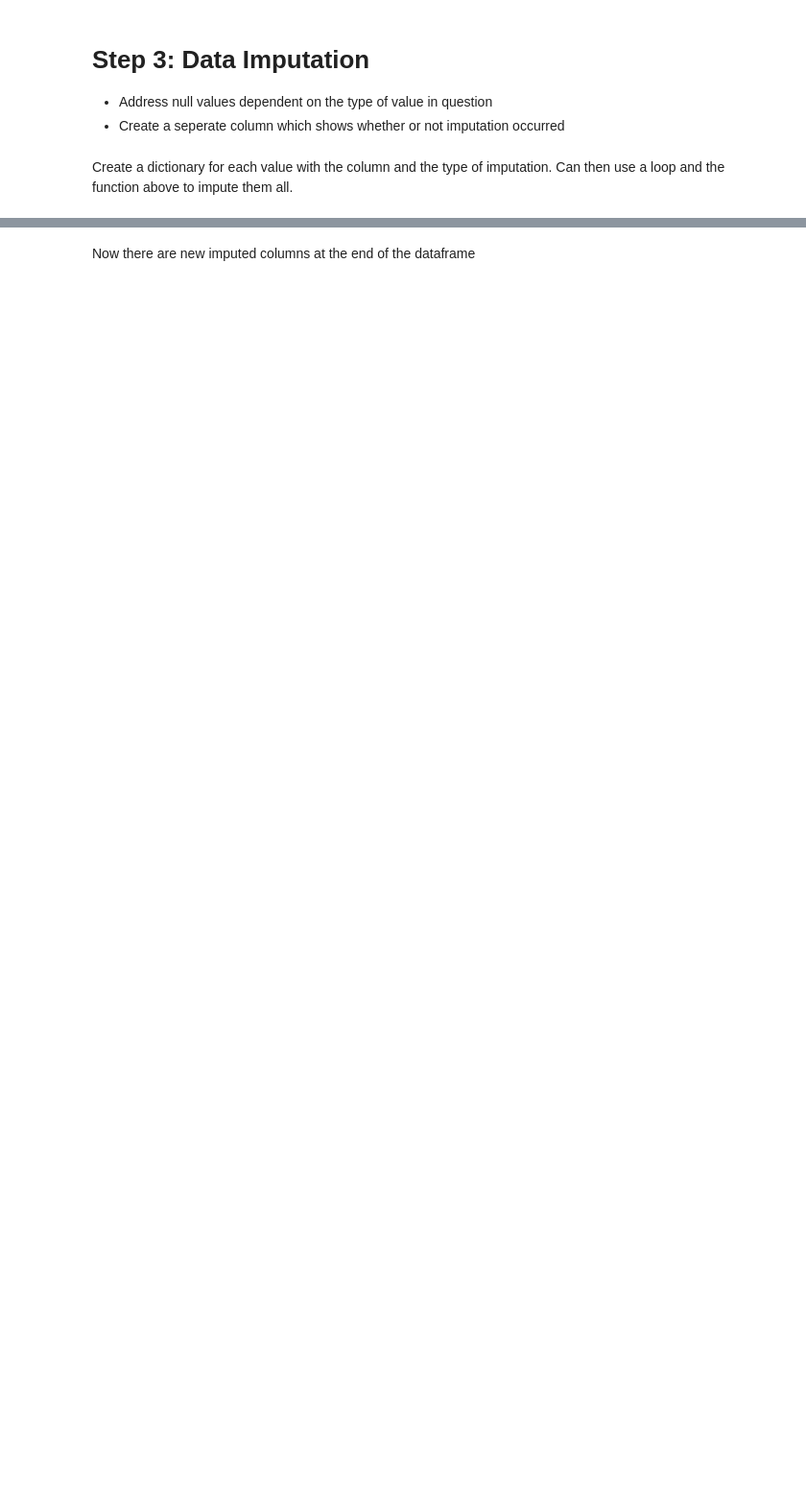
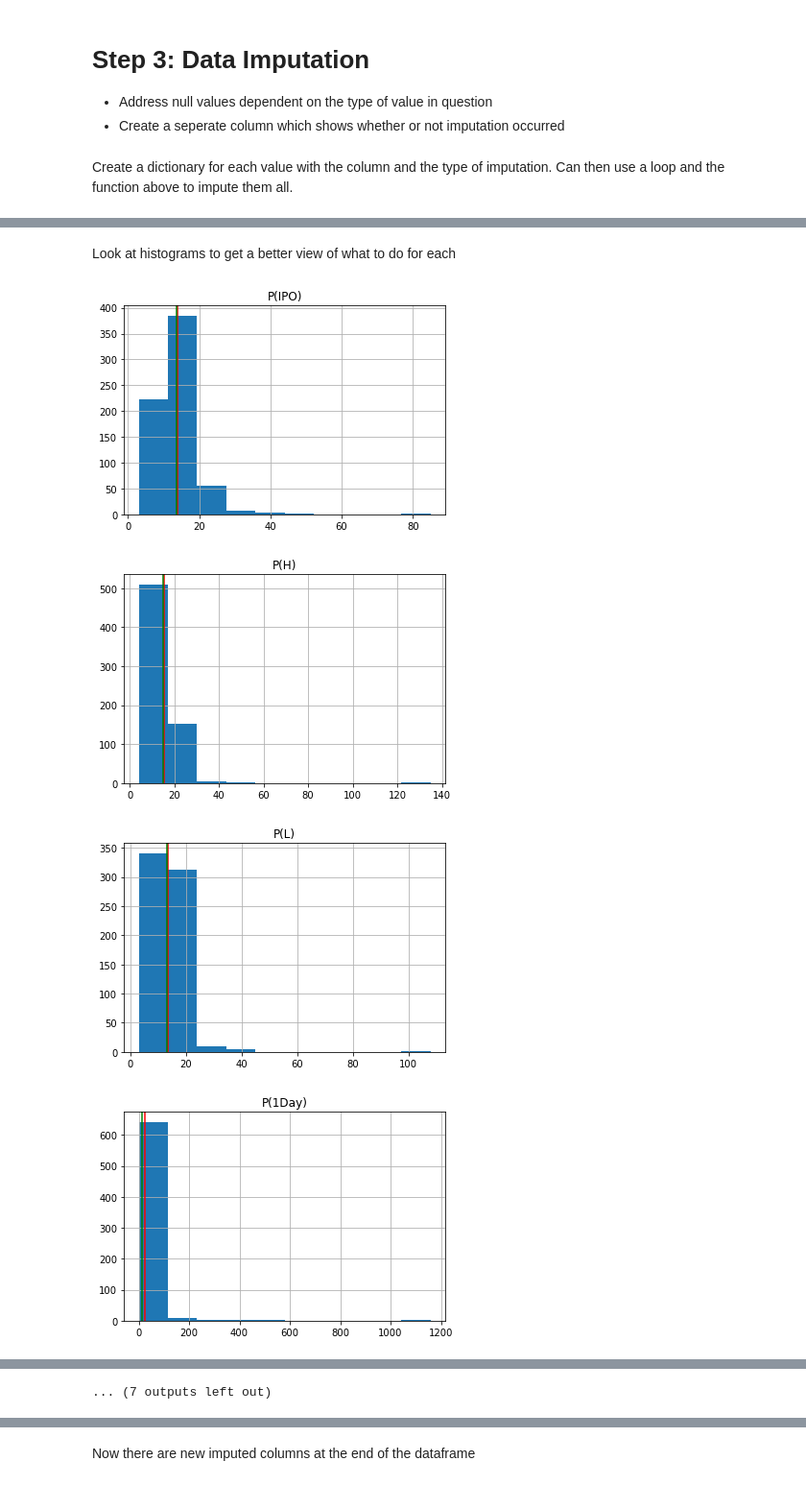
Before and after one commit to fairfield-university-ba545/project1-archana-s-team, a Jupyter notebook: data_prep-dylan.ipynb, the cells around one changed output, grey strips where cells are left out. Shown at 96% size. Cells and saved outputs as stored; diff of their text form; code cells hidden in the pictures; blank space fills up the shorter version.

```diff
--- a/data_prep-dylan.ipynb
+++ b/data_prep-dylan.ipynb
@@ -246,0 +246,4 @@ for key in imputing.keys():
+# %%
+null_cols = pd.isna(data).sum()
+null_cols = null_cols[null_cols.values != 0]
+null_cols
@@ -246,0 +268,17 @@ for key in imputing.keys():
+# %% [markdown]
+Look at histograms to get a better view of what to do for each
+# %%
+#Only plot numerical columns so drop non-numerical
+for col in [i for i in list(null_cols.index) if i != 'I3']:
+    #Create Histograms
+    data[col].hist()
+    #plt.xlabel(col)
+    plt.title(col)
+    plt.axvline(data[col].mean(), color = 'red')
+    plt.axvline(data[col].median(), color = 'green')
+    plt.show()
+# %% [output]
+[figure, added]
+[figure, added]
+[figure, added]
+[figure, added]
@@ -246,0 +293 @@ for key in imputing.keys():
+... (7 outputs left out)
```
Also changed, not shown: parts of 50 cells of this notebook.
